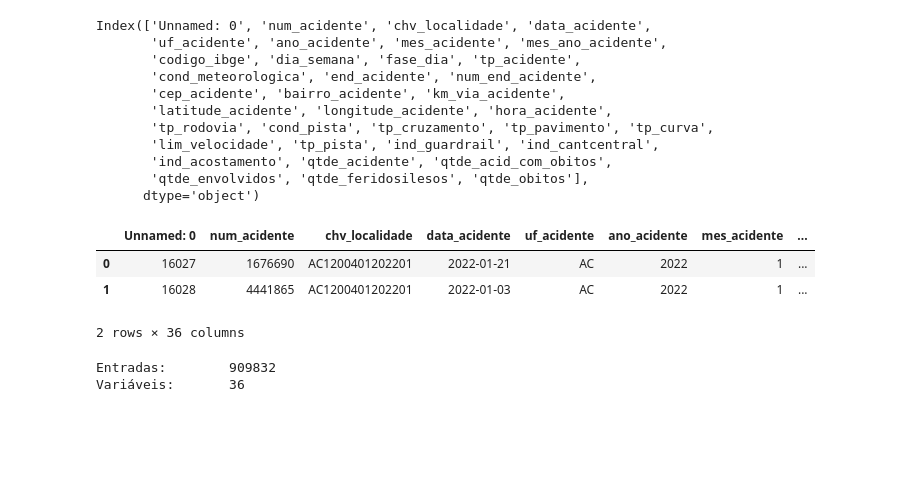
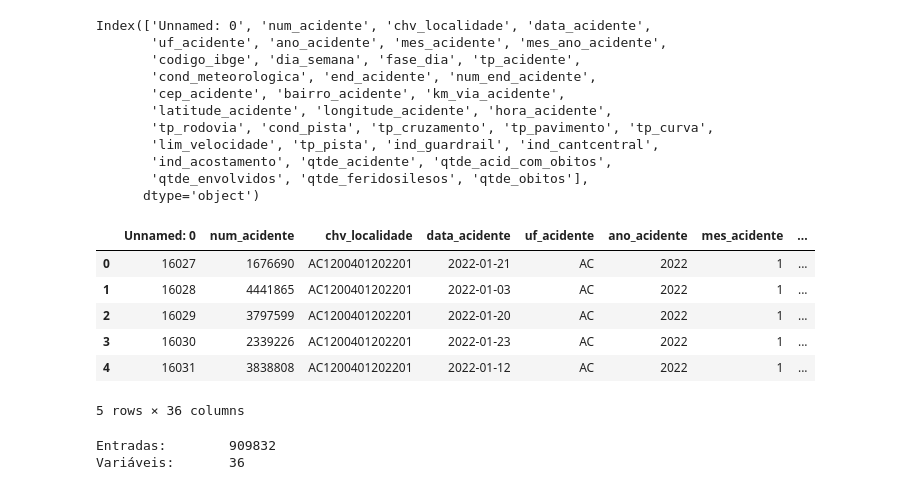
Before and after one commit to PandinhaAnao1/ciencia_dados, a Jupyter notebook: exploratoria.ipynb, the cells around one changed output. Cells and saved outputs as stored; diff of their text form; code cells hidden in the pictures; blank space fills up the shorter version.

```diff
--- a/exploratoria.ipynb
+++ b/exploratoria.ipynb
@@ -135,12 +126,15 @@ Index(['Unnamed: 0', 'num_acidente', 'chv_localidade', 'data_acidente',
       dtype='object')
 # %%
 # Vizualizando os primeiro registros
-acidentes.head(2)
+acidentes.head()
 # %% [output]
 |  | Unnamed: 0 | num_acidente | chv_localidade | data_acidente | uf_acidente | ano_acidente | mes_acidente | ... |
 | 0 | 16027 | 1676690 | AC1200401202201 | 2022-01-21 | AC | 2022 | 1 | ... |
 | 1 | 16028 | 4441865 | AC1200401202201 | 2022-01-03 | AC | 2022 | 1 | ... |
+| 2 | 16029 | 3797599 | AC1200401202201 | 2022-01-20 | AC | 2022 | 1 | ... |
+| 3 | 16030 | 2339226 | AC1200401202201 | 2022-01-23 | AC | 2022 | 1 | ... |
+| 4 | 16031 | 3838808 | AC1200401202201 | 2022-01-12 | AC | 2022 | 1 | ... |
-2 rows × 36 columns
+5 rows × 36 columns
 # %%
 #Verificando os dados
 print("Entradas:\t {}".format(acidentes.shape[0]))
```
Also changed, not shown: parts of 3 cells of this notebook, 3 other files.
